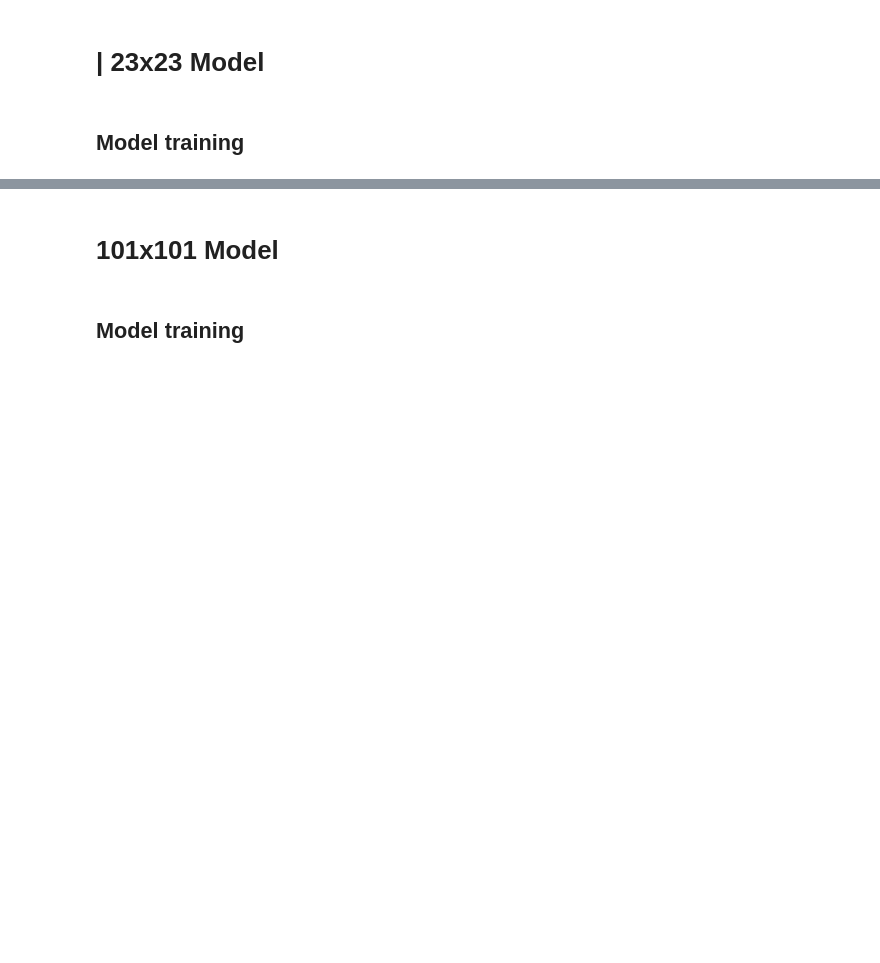
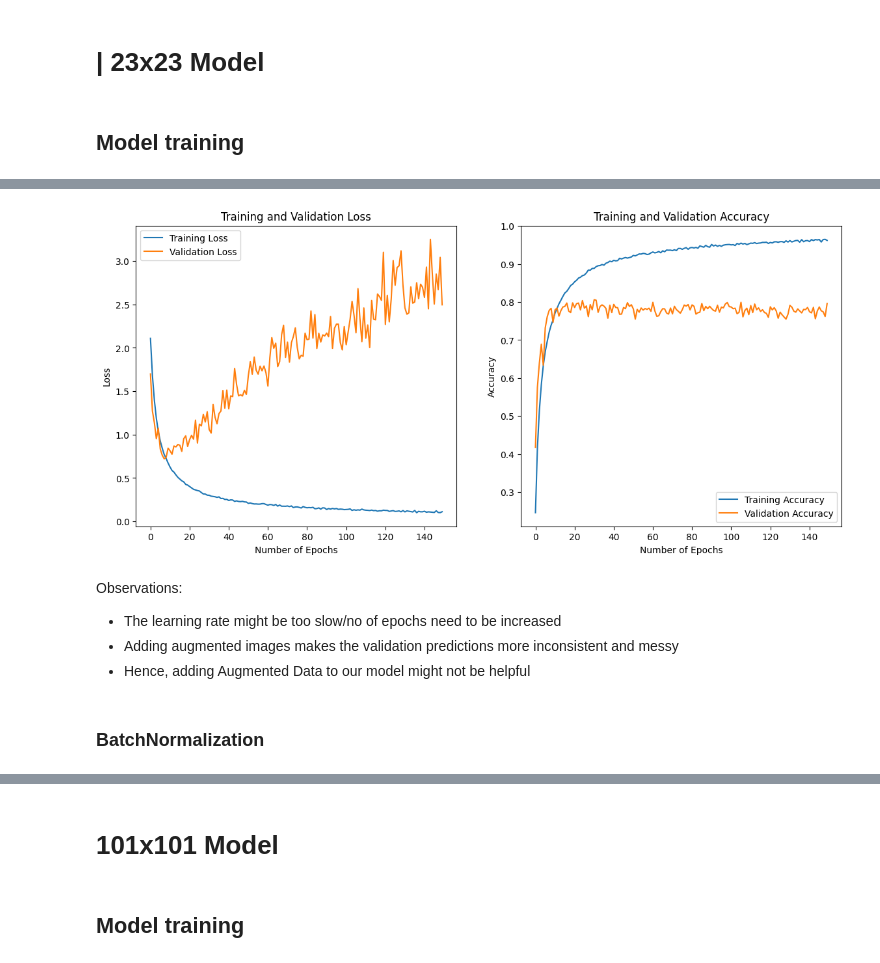
Before and after one commit to JoenC25/CNN-Classify-Vegetables, a Jupyter notebook: A_Convolutional_Neural_Network.ipynb, the cells around one changed output, grey strips where cells are left out. Saved outputs shown, nothing was run; the diff lists cells and outputs as text; code cells hidden in the pictures; blank space fills up the shorter version.

```diff
--- a/A_Convolutional_Neural_Network.ipynb
+++ b/A_Convolutional_Neural_Network.ipynb
@@ -281,0 +372,28 @@ I tried to implemet EarlyStopping, however the model would get stuck and not imp
+# %%
+# Define the model
+aug_23 = Sequential(name="nrmlzd_aug_23", layers = [
+    Conv2D(32, (3, 3), activation='relu', input_shape=(23, 23, 1)),
+    Rescaling(1.0/255), # Normalize data
+    MaxPooling2D(pool_size=(2, 2)),
+
+    Conv2D(64, (3, 3), activation='relu'),
+    MaxPooling2D(pool_size=(2, 2)),
+
+    Conv2D(128, (3, 3), activation='relu'),
+    MaxPooling2D(pool_size=(2, 2)),
+
+    Flatten(),
+    Dense(64, activation='relu'),
+    Dropout(0.5),
+    Dense(num_classes, activation='softmax')
+])
+
+# Compile model
+aug_23.compile(
+    optimizer=Adam(),
+    loss='categorical_crossentropy',
+    metrics=['accuracy']
+)
+
+# Model summary
+aug_23.summary()
@@ -281,0 +418,8 @@ I tried to implemet EarlyStopping, however the model would get stuck and not imp
+# %%
+history = aug_23.fit(
+    aug_X_train_23, aug_y_train_23_cat,
+    batch_size=32,
+    epochs=100,
+    validation_data=(X_val_23, y_val_23_cat),
+    class_weight=class_weight_dict
+)
@@ -281,0 +450,11 @@ I tried to implemet EarlyStopping, however the model would get stuck and not imp
+# %%
+plot_learning_curve(history)
+# %% [output]
+[figure, added]
+# %% [markdown]
+Observations:
+- The learning rate might be too slow/no of epochs need to be increased
+- Adding augmented images makes the validation predictions more inconsistent and messy
+- Hence, adding Augmented Data to our model might not be helpful
+# %% [markdown]
+### BatchNormalization
```
Also changed, not shown: parts of 55 cells of this notebook.
